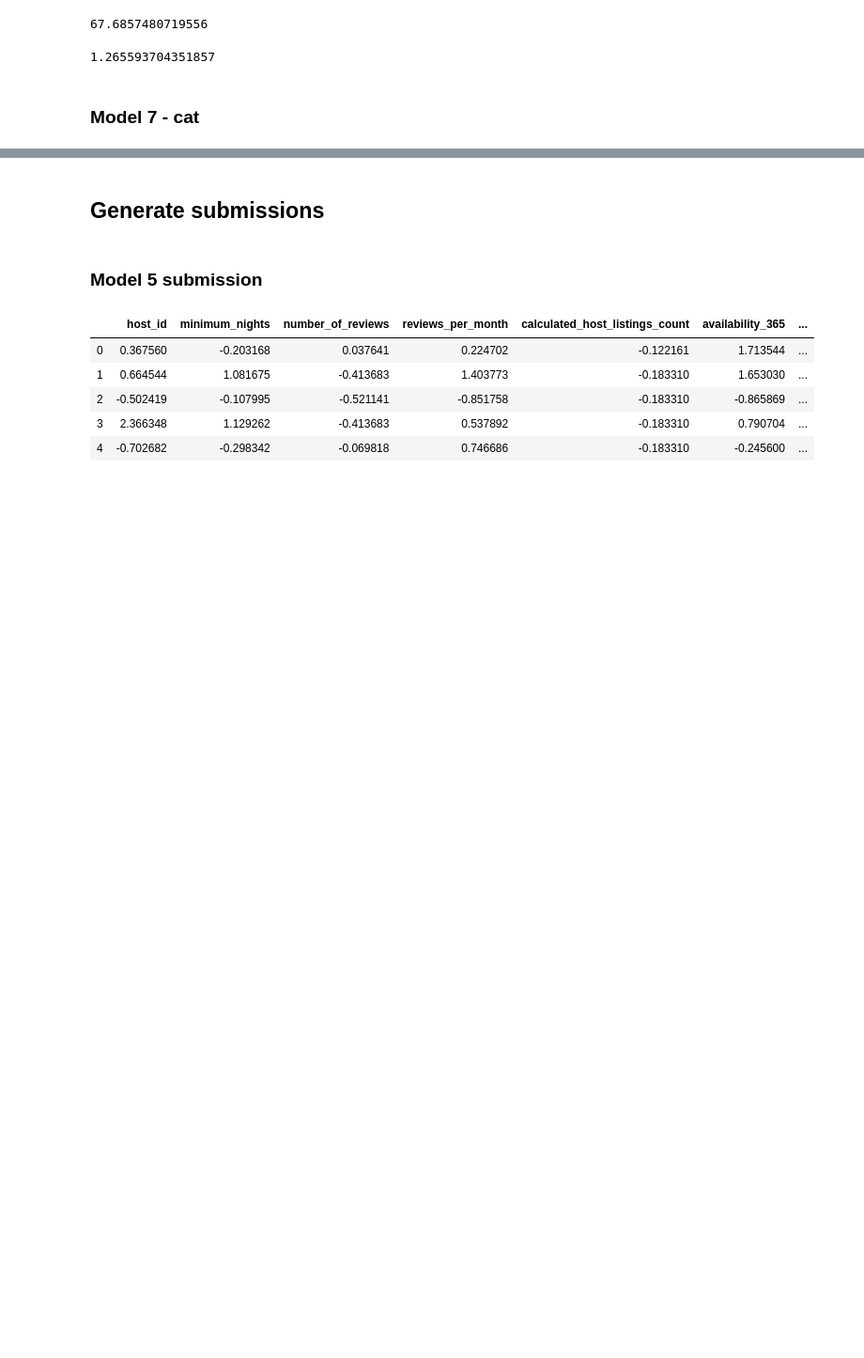
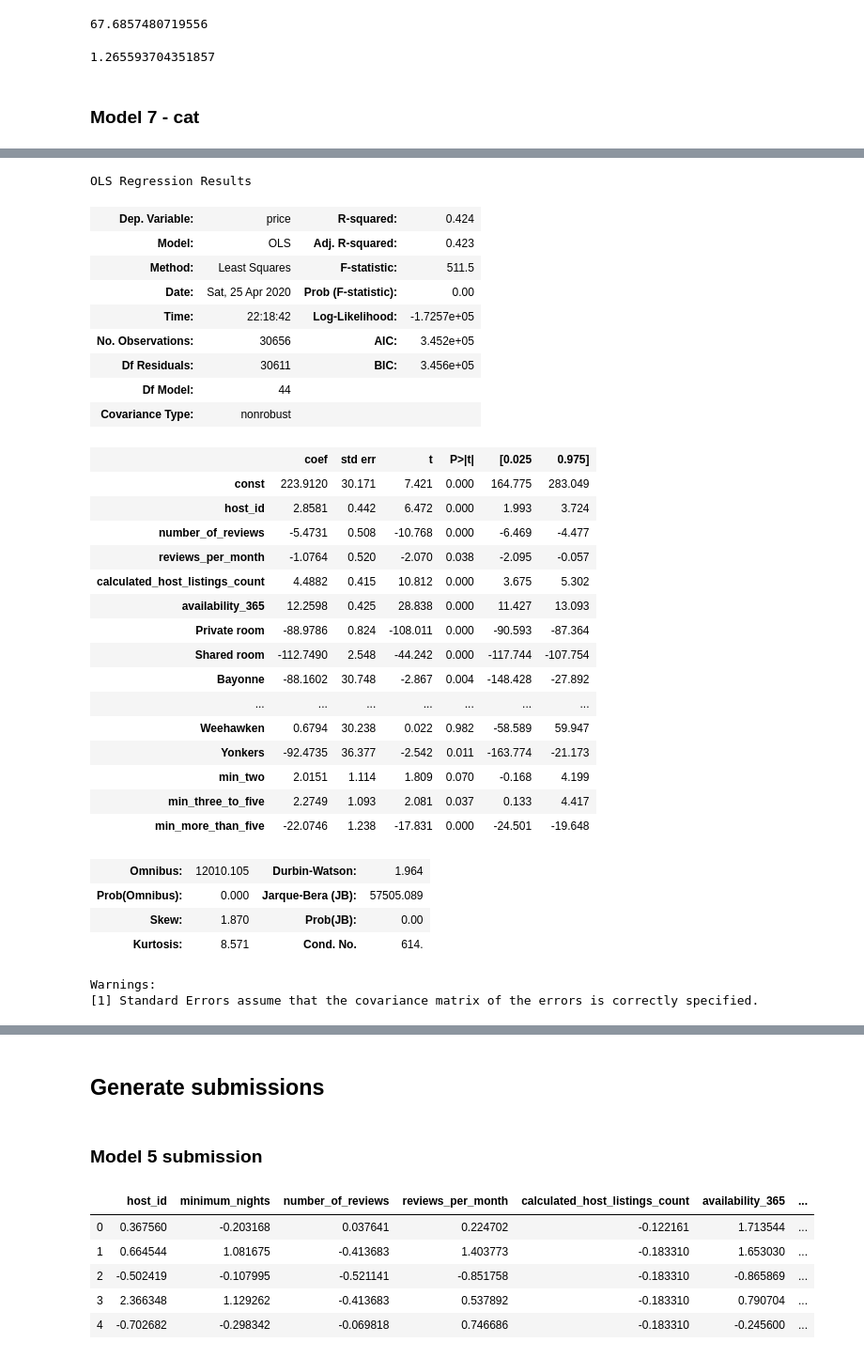
Before and after one commit to nadinezab/airbnb-kaggle-comp, a Jupyter notebook: AirBnB.ipynb, the cells around one changed output, grey strips where cells are left out. Shown at 94% size. Drawn from its saved outputs; the diff is of its cells as text; code cells hidden in the pictures; blank space fills up the shorter version.

Commit message:
Add: model 7

```diff
--- a/AirBnB.ipynb
+++ b/AirBnB.ipynb
@@ -1042,0 +1098,7 @@ array([66.6228012 , 69.11753819, 66.38626955, 70.0099942 , 68.45989224,
+# %%
+# Define bins based on statistics
+mnbins = [0, 1, 2, 5, 1300]
+names = ["min_one", "min_two", "min_three_to_five", "min_more_than_five"]
+
+# Map to bins using pd.cut()
+df['min_nights_cat'] = pd.cut(df['minimum_nights'], bins = mnbins, labels = names)
@@ -1042,0 +1115,8 @@ array([66.6228012 , 69.11753819, 66.38626955, 70.0099942 , 68.45989224,
+# %%
+# Extract column room_type
+df_mn = df['min_nights_cat']
+
+# Get dummy variables and drop first one to not create dependency
+df_mn = pd.get_dummies(df_mn, drop_first = True)
+
+df_mn.head()
@@ -1042,0 +1130,9 @@ array([66.6228012 , 69.11753819, 66.38626955, 70.0099942 , 68.45989224,
+# %%
+# Recreate df with one-hot encoded variables
+df = pd.concat([df, df_mn], axis = 1)
+
+# Drop original room_type column
+df = df.drop(['min_nights_cat', 'minimum_nights'], axis = 1)
+
+# Check
+df.head()
@@ -1042,0 +1147,3 @@ array([66.6228012 , 69.11753819, 66.38626955, 70.0099942 , 68.45989224,
+# %%
+y = df['price']
+X = df.drop(['price', 'id', 'coord', 'longitude', 'latitude'], axis = 1)
@@ -1042,0 +1160,38 @@ array([66.6228012 , 69.11753819, 66.38626955, 70.0099942 , 68.45989224,
+# %%
+# Fit model onto training set X
+X_int = sm.add_constant(X)
+model7 = sm.OLS(y,X_int).fit()
+model7.summary()
+# %% [output]
+OLS Regression Results
+| Dep. Variable: | price | R-squared: | 0.424 |
+| Model: | OLS | Adj. R-squared: | 0.423 |
+| Method: | Least Squares | F-statistic: | 511.5 |
+| Date: | Sat, 25 Apr 2020 | Prob (F-statistic): | 0.00 |
+| Time: | 22:18:42 | Log-Likelihood: | -1.7257e+05 |
+| No. Observations: | 30656 | AIC: | 3.452e+05 |
+| Df Residuals: | 30611 | BIC: | 3.456e+05 |
+| Df Model: | 44 |  |  |
+| Covariance Type: | nonrobust |  |  |
+|  | coef | std err | t | P>|t| | [0.025 | 0.975] |
+| const | 223.9120 | 30.171 | 7.421 | 0.000 | 164.775 | 283.049 |
+| host_id | 2.8581 | 0.442 | 6.472 | 0.000 | 1.993 | 3.724 |
+| number_of_reviews | -5.4731 | 0.508 | -10.768 | 0.000 | -6.469 | -4.477 |
+| reviews_per_month | -1.0764 | 0.520 | -2.070 | 0.038 | -2.095 | -0.057 |
+| calculated_host_listings_count | 4.4882 | 0.415 | 10.812 | 0.000 | 3.675 | 5.302 |
+| availability_365 | 12.2598 | 0.425 | 28.838 | 0.000 | 11.427 | 13.093 |
+| Private room | -88.9786 | 0.824 | -108.011 | 0.000 | -90.593 | -87.364 |
+| Shared room | -112.7490 | 2.548 | -44.242 | 0.000 | -117.744 | -107.754 |
+| Bayonne | -88.1602 | 30.748 | -2.867 | 0.004 | -148.428 | -27.892 |
+| ... | ... | ... | ... | ... | ... | ... |
+| Weehawken | 0.6794 | 30.238 | 0.022 | 0.982 | -58.589 | 59.947 |
+| Yonkers | -92.4735 | 36.377 | -2.542 | 0.011 | -163.774 | -21.173 |
+| min_two | 2.0151 | 1.114 | 1.809 | 0.070 | -0.168 | 4.199 |
+| min_three_to_five | 2.2749 | 1.093 | 2.081 | 0.037 | 0.133 | 4.417 |
+| min_more_than_five | -22.0746 | 1.238 | -17.831 | 0.000 | -24.501 | -19.648 |
+| Omnibus: | 12010.105 | Durbin-Watson: | 1.964 |
+| Prob(Omnibus): | 0.000 | Jarque-Bera (JB): | 57505.089 |
+| Skew: | 1.870 | Prob(JB): | 0.00 |
+| Kurtosis: | 8.571 | Cond. No. | 614. |
+Warnings:
+[1] Standard Errors assume that the covariance matrix of the errors is correctly specified.
```
Also changed, not shown: parts of 29 cells of this notebook.
